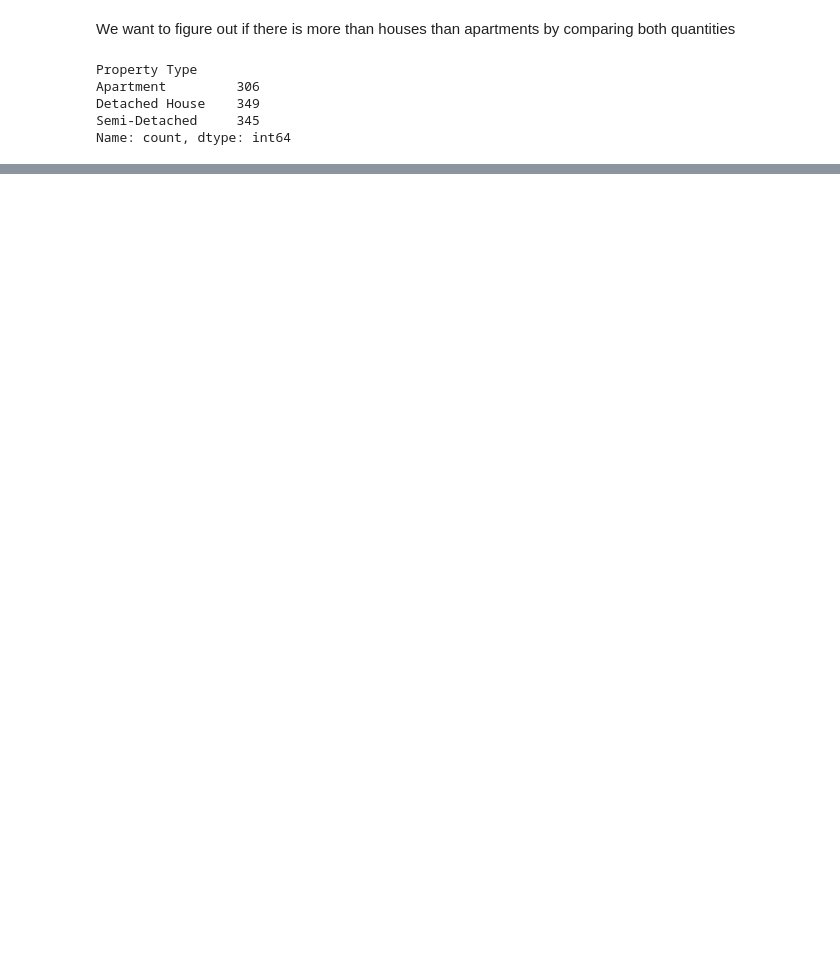
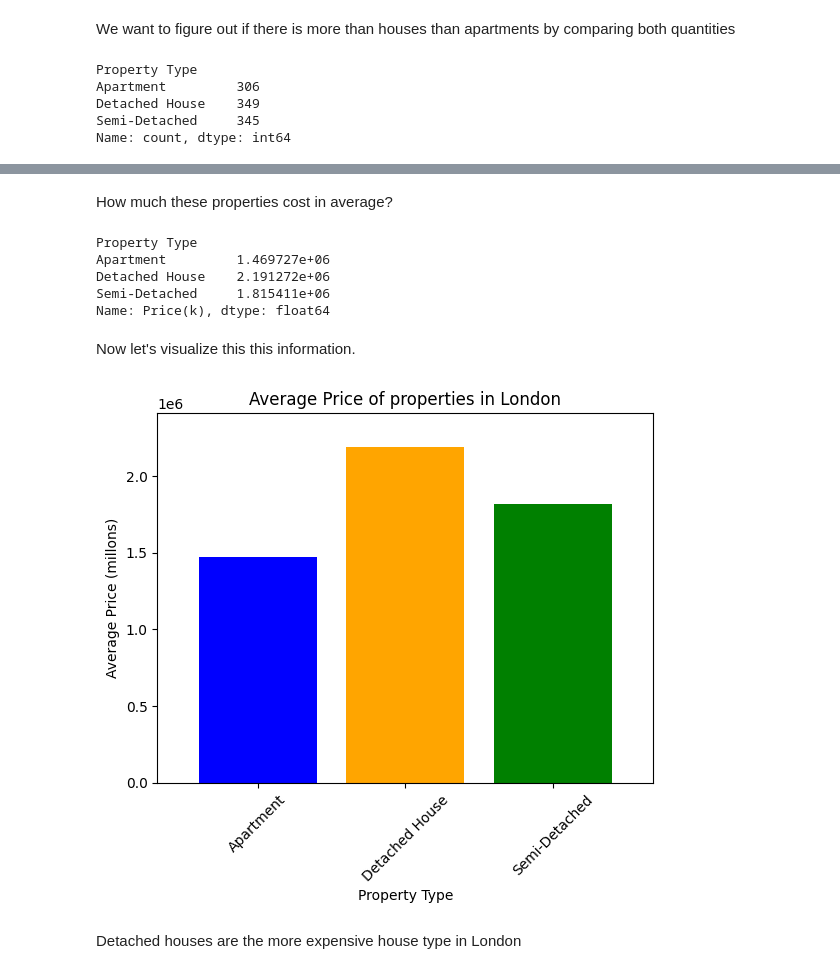
Before and after one commit to gas2345678/data_analysis-portfolio, a Jupyter notebook: Python/london_houses.ipynb, the cells around one changed output, grey strips where cells are left out. Drawn from its saved outputs; the diff is of its cells as text; code cells hidden in the pictures; blank space fills up the shorter version.

```diff
--- a/Python/london_houses.ipynb
+++ b/Python/london_houses.ipynb
@@ -115,4 +90,0 @@ if we want to figure out if the builiding status is also an important factor, we
-# %%
-sb.set_style("ticks")
-grid = sb.FacetGrid(df,col="Property Type",hue="Property Type")
-grid.map(sb.stripplot,"Building Status","Price (£)")
@@ -135,0 +91,15 @@ Tourists or local people who want to buy a house in London with a limited budget
+# %%
+df = df.rename(columns={"Price (£)": "Price(k)", "Square Meters": "Area"})
+# %% [markdown]
+How much these properties cost in average?
+# %%
+properties_price = df.groupby("Property Type")["Price(k)"].mean()
+print(properties_price)
+# %% [output]
+Property Type
+Apartment         1.469727e+06
+Detached House    2.191272e+06
+Semi-Detached     1.815411e+06
+Name: Price(k), dtype: float64
+# %% [markdown]
+Now let's visualize this this information.
@@ -135,0 +108,15 @@ Tourists or local people who want to buy a house in London with a limited budget
+# %%
+plt.bar(properties_price.index,properties_price.values,color=["blue","orange","green","red"])
+
+plt.margins(x=0.1)
+plt.margins(y=0.1)
+plt.xticks(rotation=45)
+plt.xlabel("Property Type")
+plt.title("Average Price of properties in London")
+
+plt.ylabel("Average Price (millons)")
+plt.show()
+# %% [output]
+[figure, added]
+# %% [markdown]
+Detached houses are the more expensive house type in London
```
Also changed, not shown: parts of 10 cells of this notebook.
